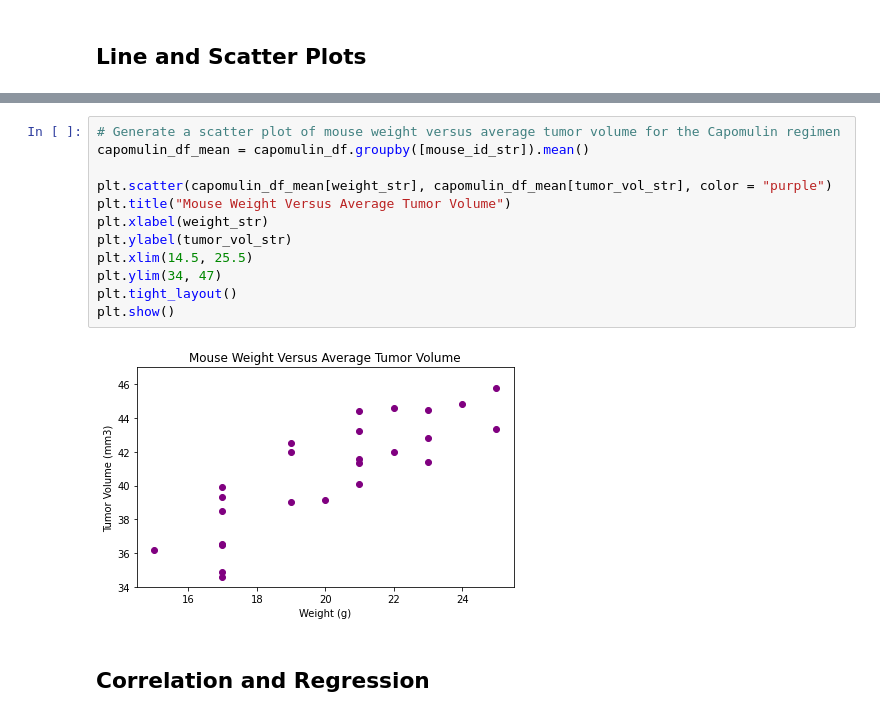
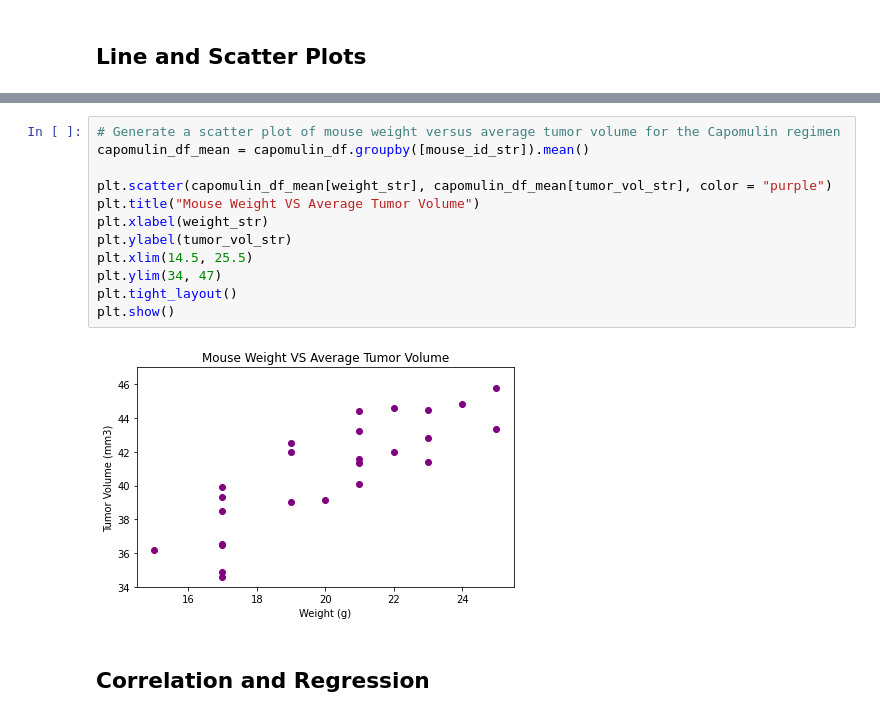
Before and after one commit to Franco1230/05-Matplotlib-Challenge, a Jupyter notebook: Pymaceuticals/pymaceuticals_starter.ipynb, the cells around one changed output, grey strips where cells are left out. Drawn from its saved outputs; the diff is of its cells as text.

```diff
--- a/Pymaceuticals/pymaceuticals_starter.ipynb
+++ b/Pymaceuticals/pymaceuticals_starter.ipynb
@@ -340,17 +360,17 @@ plt.show()
 # %%
 # Generate a scatter plot of mouse weight versus average tumor volume for the Capomulin regimen
 capomulin_df_mean = capomulin_df.groupby([mouse_id_str]).mean()
 
 plt.scatter(capomulin_df_mean[weight_str], capomulin_df_mean[tumor_vol_str], color = "purple")
-plt.title("Mouse Weight Versus Average Tumor Volume")
+plt.title("Mouse Weight VS Average Tumor Volume")
 plt.xlabel(weight_str)
 plt.ylabel(tumor_vol_str)
 plt.xlim(14.5, 25.5)
 plt.ylim(34, 47)
 plt.tight_layout()
 plt.show()
 # %% [output]
-[figure, old version]
+[figure, new version]
 # %% [markdown]
 ## Correlation and Regression
 # %%
```
Also changed, not shown: parts of 5 cells of this notebook.
